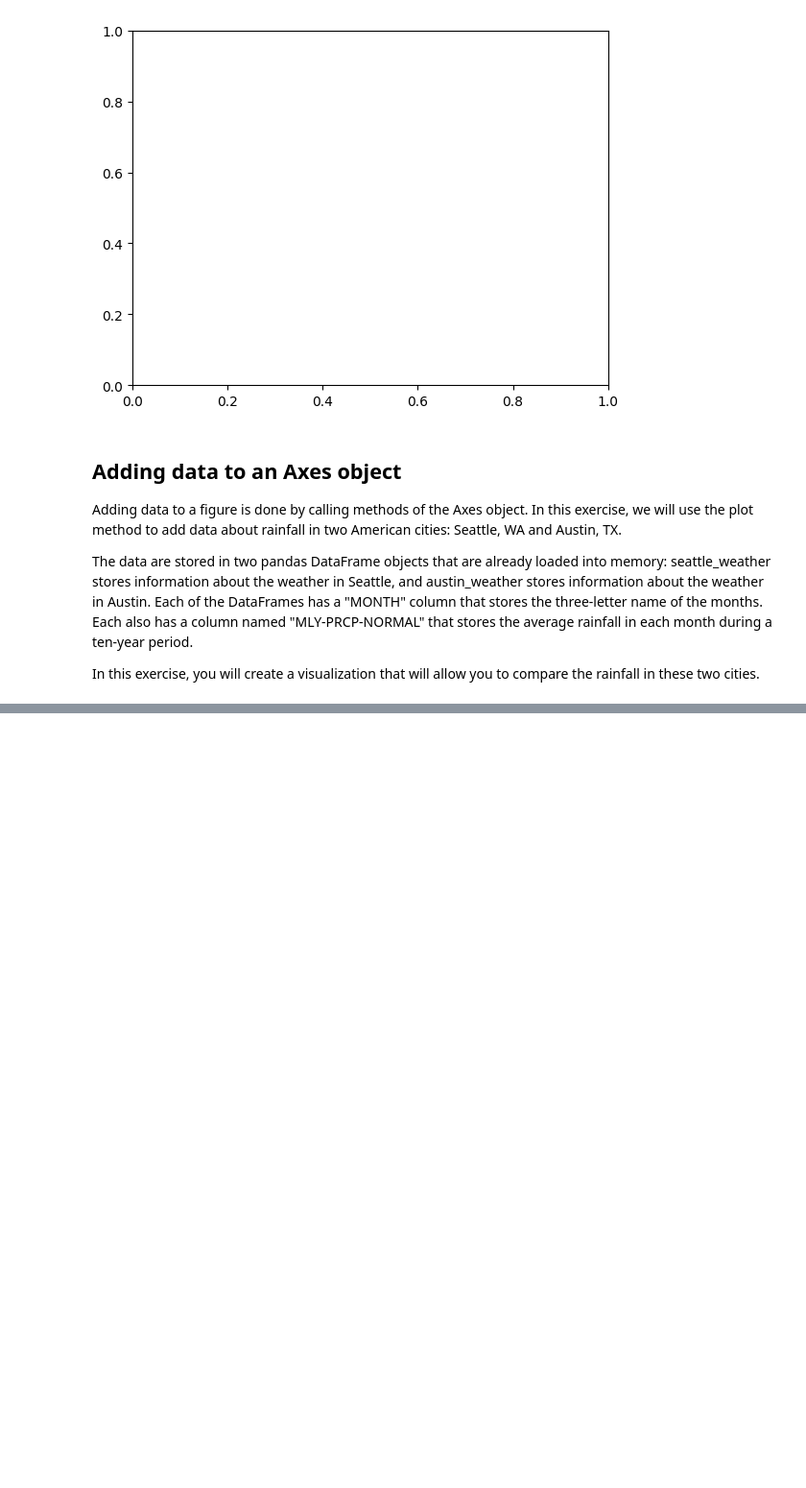
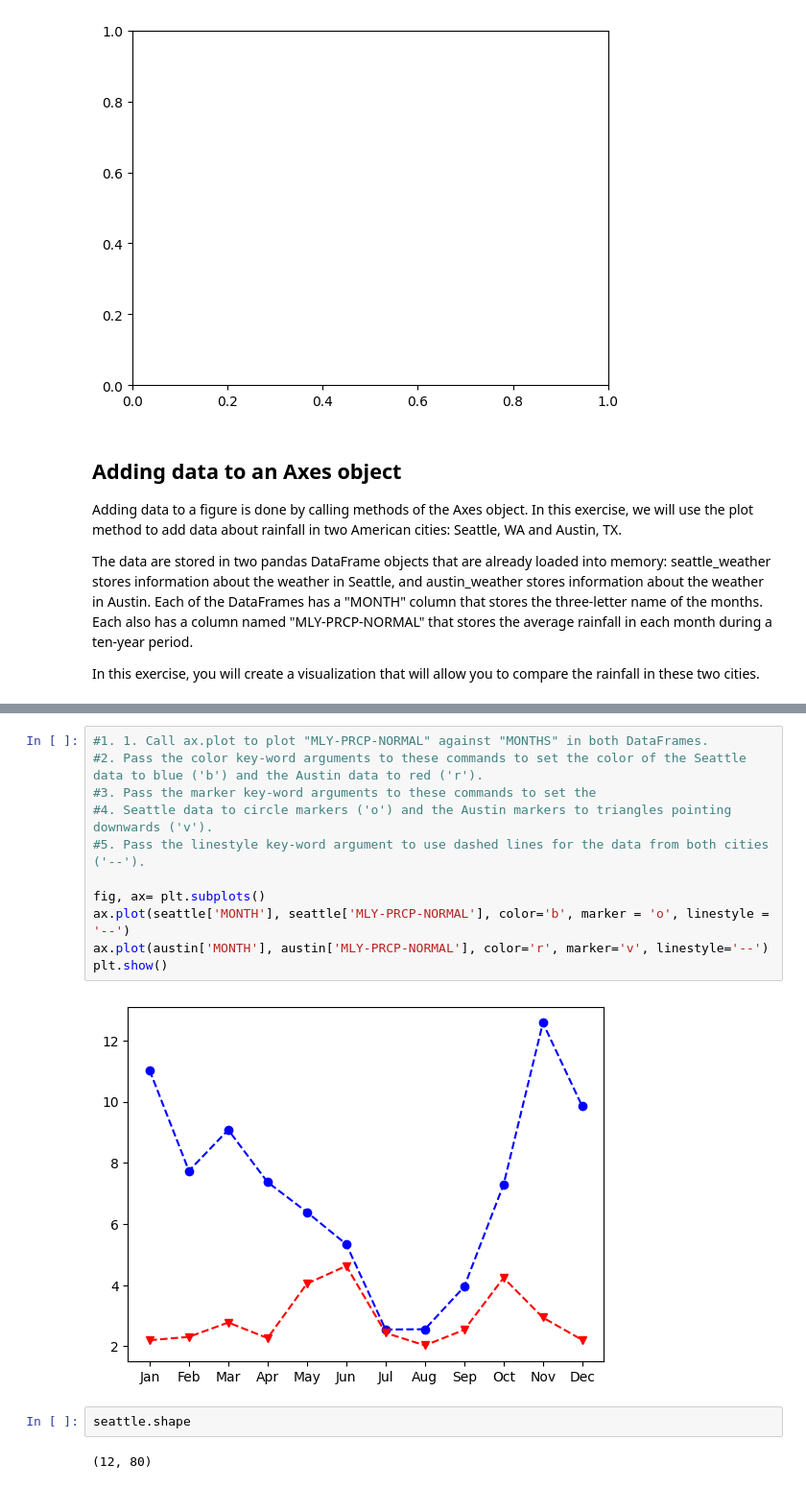
Before and after one commit to Emigbanam/Data-Analysis-Practice, a Jupyter notebook: Data Visualization With Python (Matplotlib).ipynb, the cells around one changed output, grey strips where cells are left out. Shown at 96% size. Drawn from its saved outputs; the diff is of its cells as text; blank space fills up the shorter version.

```diff
--- a/Data Visualization With Python (Matplotlib).ipynb
+++ b/Data Visualization With Python (Matplotlib).ipynb
@@ -94,0 +106,17 @@ plt.show()
+# %%
+#1. 1. Call ax.plot to plot "MLY-PRCP-NORMAL" against "MONTHS" in both DataFrames.
+#2. Pass the color key-word arguments to these commands to set the color of the Seattle data to blue ('b') and the Austin data to red ('r').
+#3. Pass the marker key-word arguments to these commands to set the
+#4. Seattle data to circle markers ('o') and the Austin markers to triangles pointing downwards ('v').
+#5. Pass the linestyle key-word argument to use dashed lines for the data from both cities ('--').
+
+fig, ax= plt.subplots()
+ax.plot(seattle['MONTH'], seattle['MLY-PRCP-NORMAL'], color='b', marker = 'o', linestyle = '--')
+ax.plot(austin['MONTH'], austin['MLY-PRCP-NORMAL'], color='r', marker='v', linestyle='--')
+plt.show()
+# %% [output]
+[figure, added]
+# %%
+seattle.shape
+# %% [output]
+(12, 80)
```
Also changed, not shown: parts of 6 cells of this notebook.
